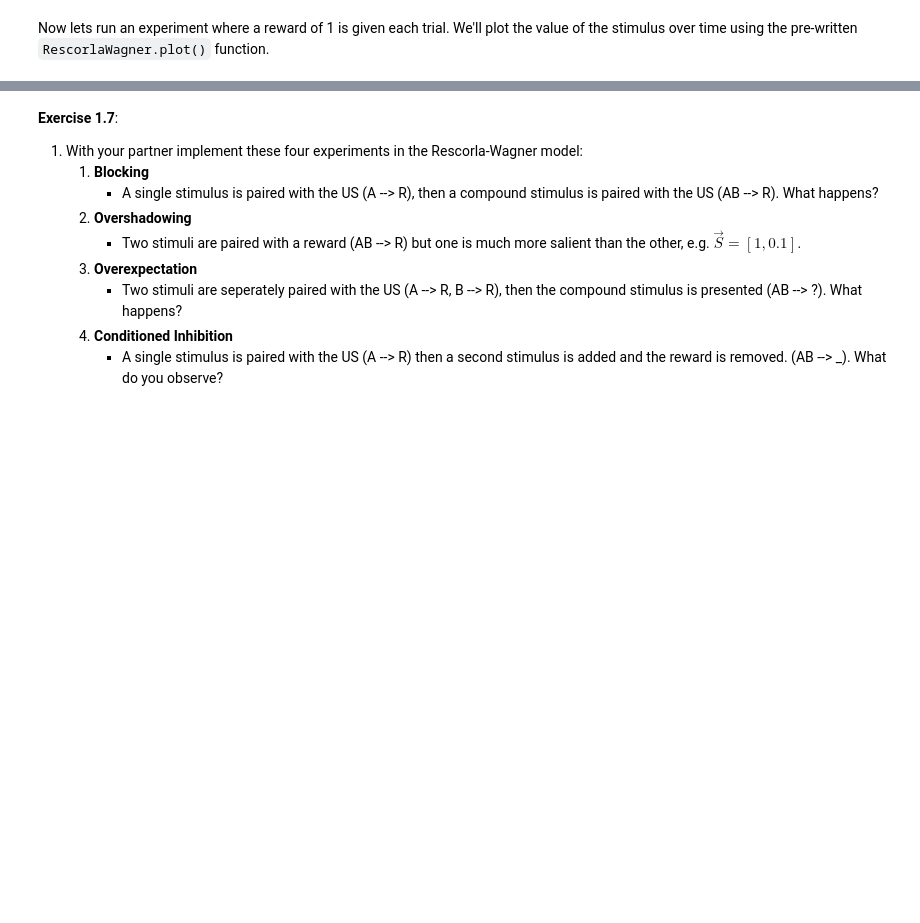
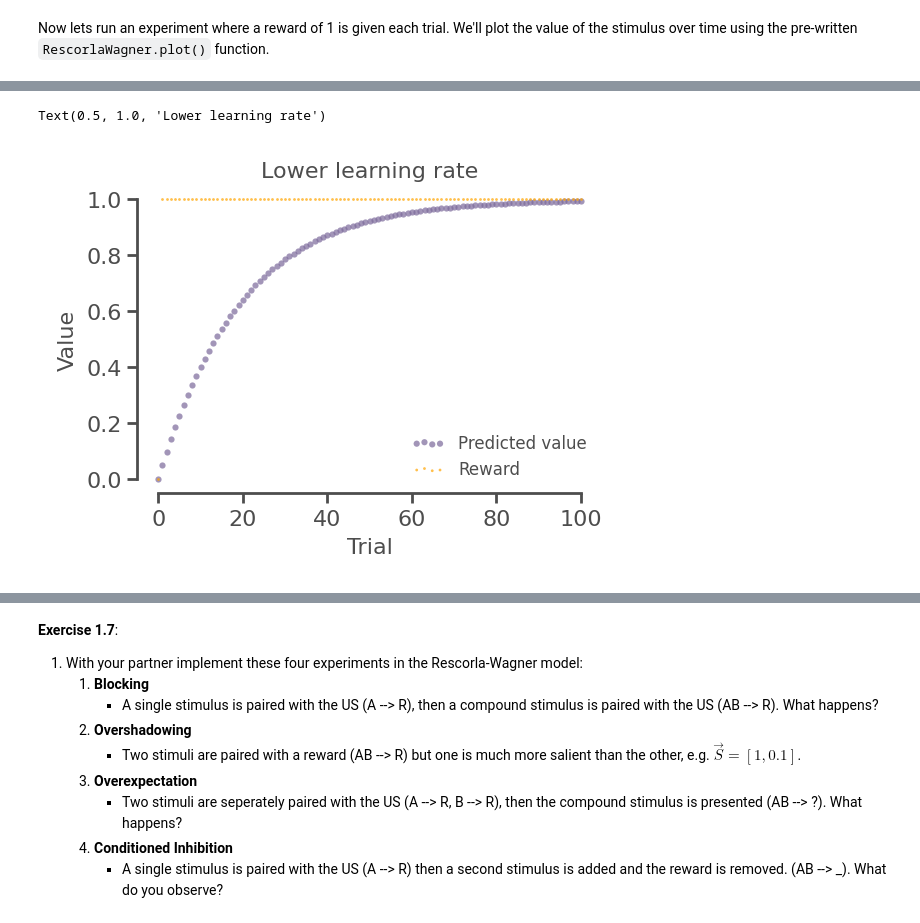
Before and after one commit to TomGeorge1234/NeuroRLTutorial, a Jupyter notebook: NeuroRL.ipynb, the cells around one changed output, grey strips where cells are left out. Cells and saved outputs as stored; diff of their text form; code cells hidden in the pictures; blank space fills up the shorter version.

```diff
--- a/NeuroRL.ipynb
+++ b/NeuroRL.ipynb
@@ -142,13 +184,23 @@ ax.set_title("Higher learning rate")
 # Your code for high learning rate acquisition goes here
 # %%
 #@title Click to see solution {display-mode: "form" }
+# Set your learning rate and reward
 alpha = 0.05
 R = 1
-RW = RescorlaWagner()
+
+# Create the model
+RW = RescorlaWagner(alpha=alpha)
+
+# Run the model
 for trial in range(100):
-    RW.learn(R=1, alpha=alpha)
+    RW.learn(R=R)
+
+# Plot the results
 ax = RW.plot()
 ax.set_title("Lower learning rate")
+# %% [output]
+Text(0.5, 1.0, 'Lower learning rate')
+[figure, added]
 # %%
 # Your code for extinction goes here
 # %%
```
Also changed, not shown: parts of 40 cells of this notebook, 10 other files.
